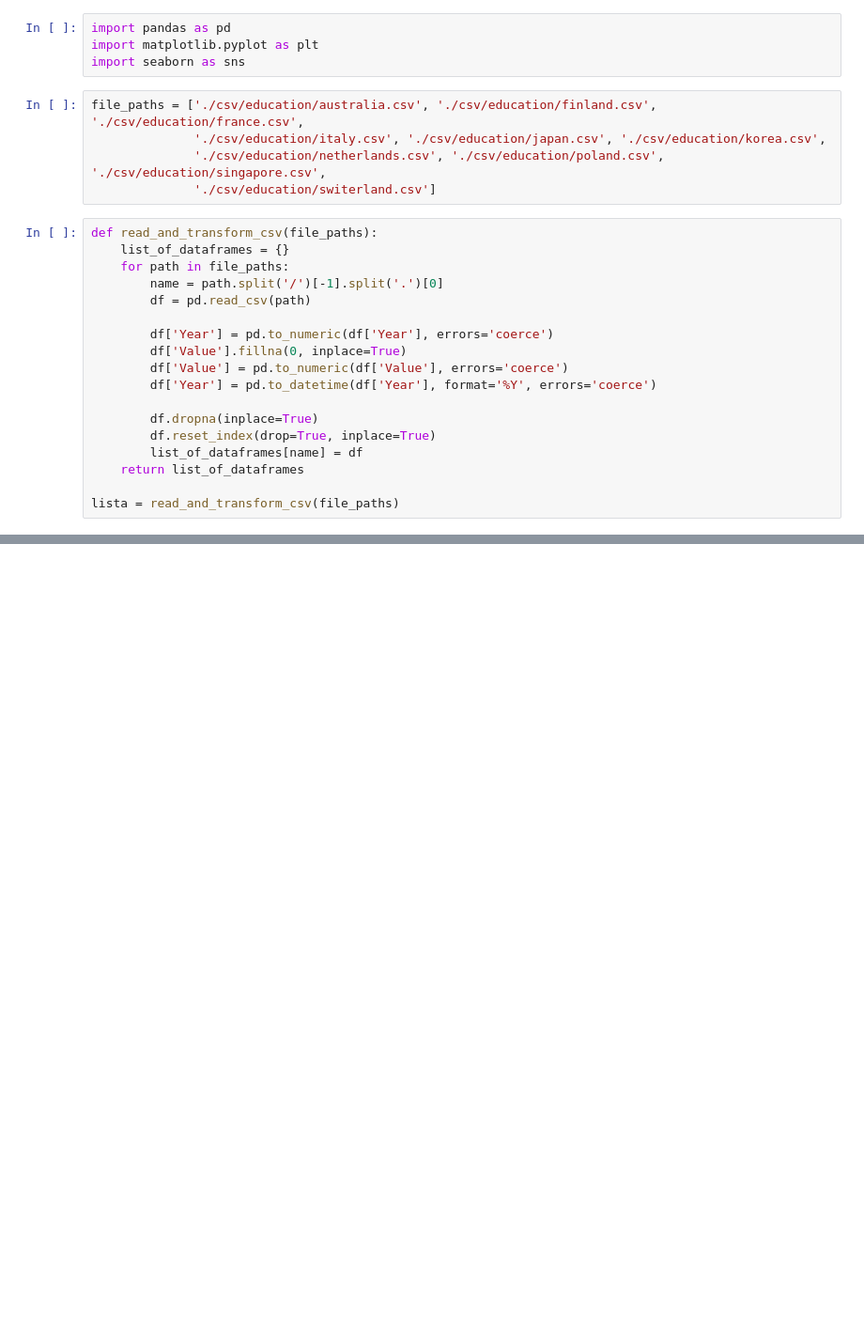
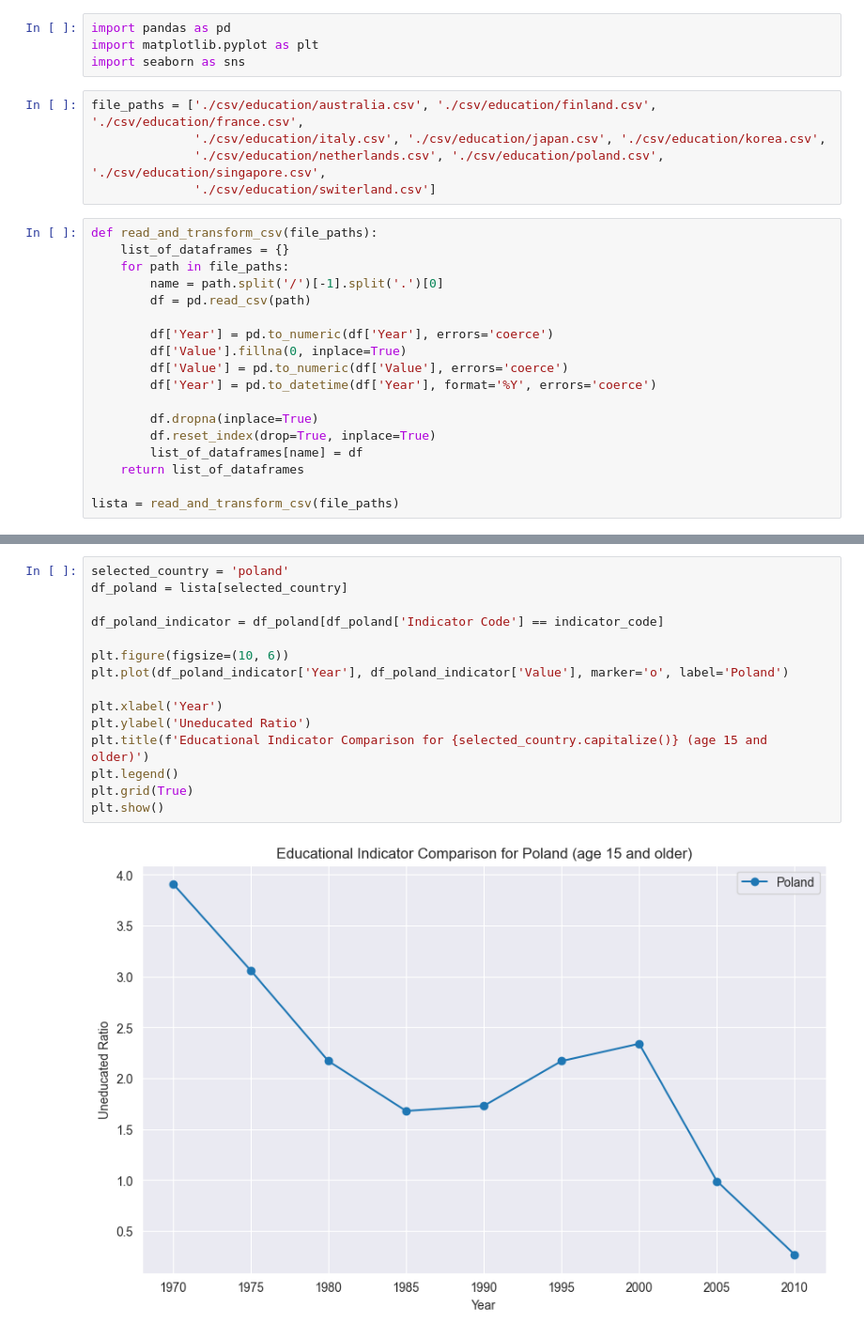
Before and after one commit to DuQer/HealthEducationVisualization, a Jupyter notebook: main.ipynb, the cells around one changed output, grey strips where cells are left out. Shown: that part at 94% size. Cells and saved outputs as stored; diff of their text form; blank space fills up the shorter version.

Commit message:
Created a chart representing the ratio of uneducated individuals in Poland from 1970 to 2010.

```diff
--- a/main.ipynb
+++ b/main.ipynb
@@ -62,0 +63,17 @@ plt.show()
+# %%
+selected_country = 'poland'
+df_poland = lista[selected_country]
+
+df_poland_indicator = df_poland[df_poland['Indicator Code'] == indicator_code]
+
+plt.figure(figsize=(10, 6))
+plt.plot(df_poland_indicator['Year'], df_poland_indicator['Value'], marker='o', label='Poland')
+
+plt.xlabel('Year')
+plt.ylabel('Uneducated Ratio')
+plt.title(f'Educational Indicator Comparison for {selected_country.capitalize()} (age 15 and older)')
+plt.legend()
+plt.grid(True)
+plt.show()
+# %% [output]
+[figure, added]
```
Also changed, not shown: parts of 1 cell of this notebook.
